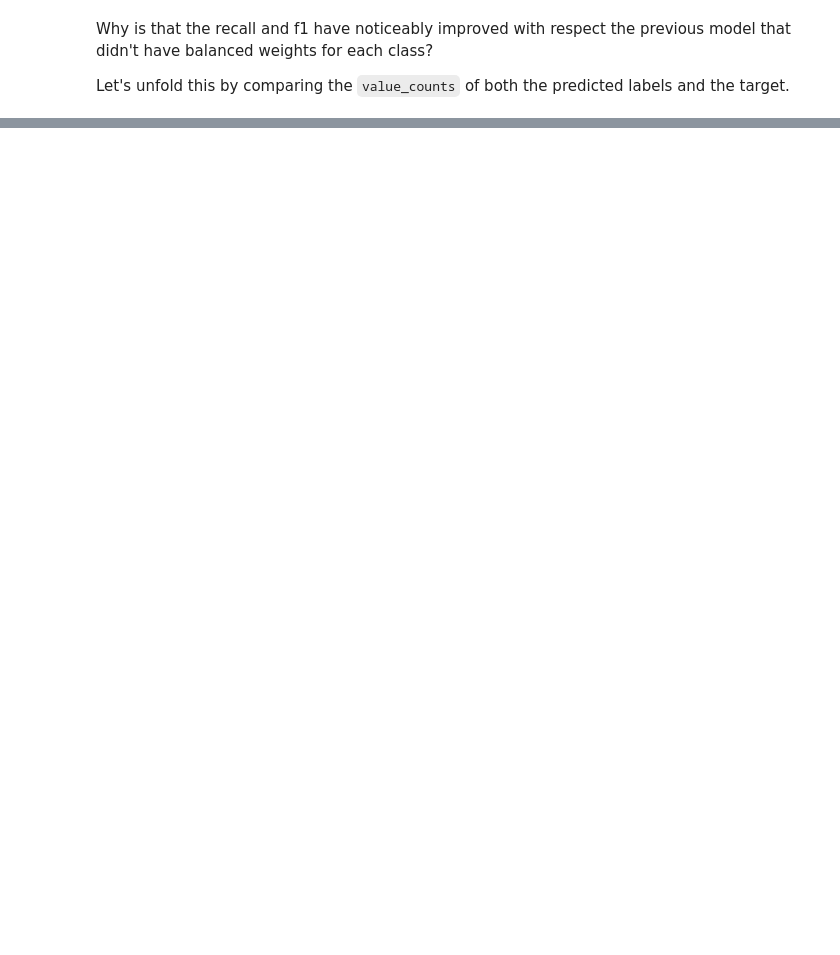
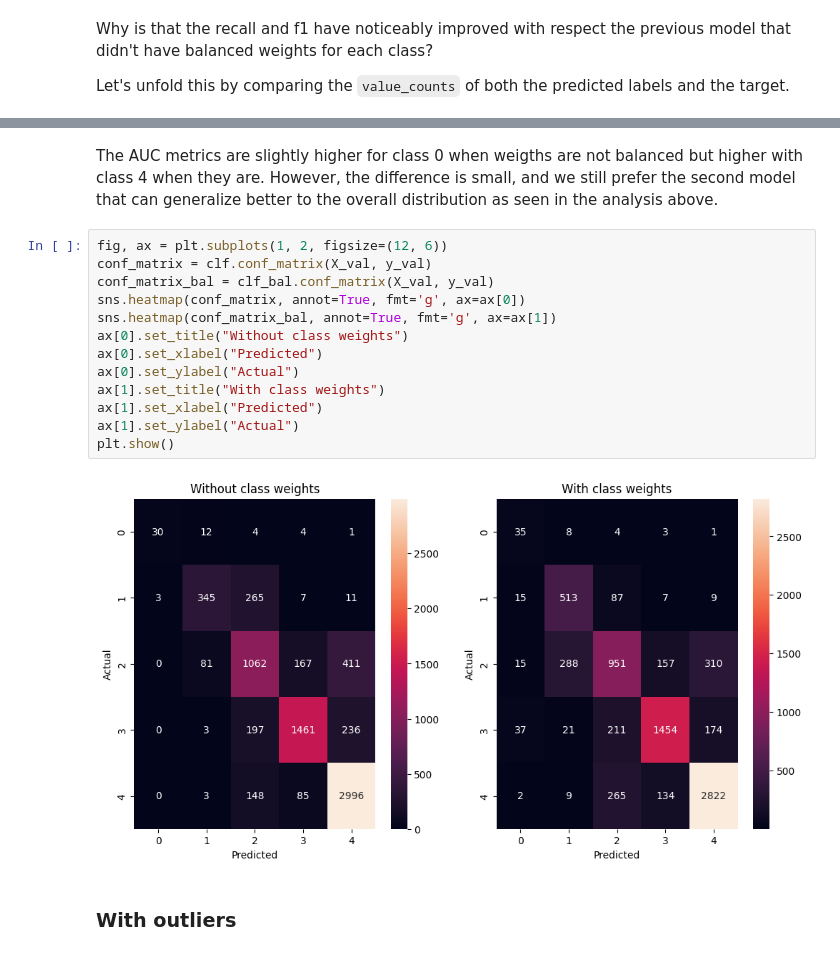
Before and after one commit to Pikurrot/ml-project-uab, a Jupyter notebook: analysis_svm.ipynb, the cells around one changed output, grey strips where cells are left out. Saved outputs shown, nothing was run; the diff lists cells and outputs as text; blank space fills up the shorter version.

```diff
--- a/analysis_svm.ipynb
+++ b/analysis_svm.ipynb
@@ -150,0 +164,19 @@ Since, f1 score is much higher (balance between precision and recall) and we're
+# %% [markdown]
+The AUC metrics are slightly higher for class 0 when weigths are not balanced but higher with class 4 when they are. However, the difference is small, and we still prefer the second model that can generalize better to the overall distribution as seen in the analysis above.
+# %%
+fig, ax = plt.subplots(1, 2, figsize=(12, 6))
+conf_matrix = clf.conf_matrix(X_val, y_val)
+conf_matrix_bal = clf_bal.conf_matrix(X_val, y_val)
+sns.heatmap(conf_matrix, annot=True, fmt='g', ax=ax[0])
+sns.heatmap(conf_matrix_bal, annot=True, fmt='g', ax=ax[1])
+ax[0].set_title("Without class weights")
+ax[0].set_xlabel("Predicted")
+ax[0].set_ylabel("Actual")
+ax[1].set_title("With class weights")
+ax[1].set_xlabel("Predicted")
+ax[1].set_ylabel("Actual")
+plt.show()
+# %% [output]
+[figure, added]
+# %% [markdown]
+### With outliers
```
Also changed, not shown: parts of 26 cells of this notebook.
